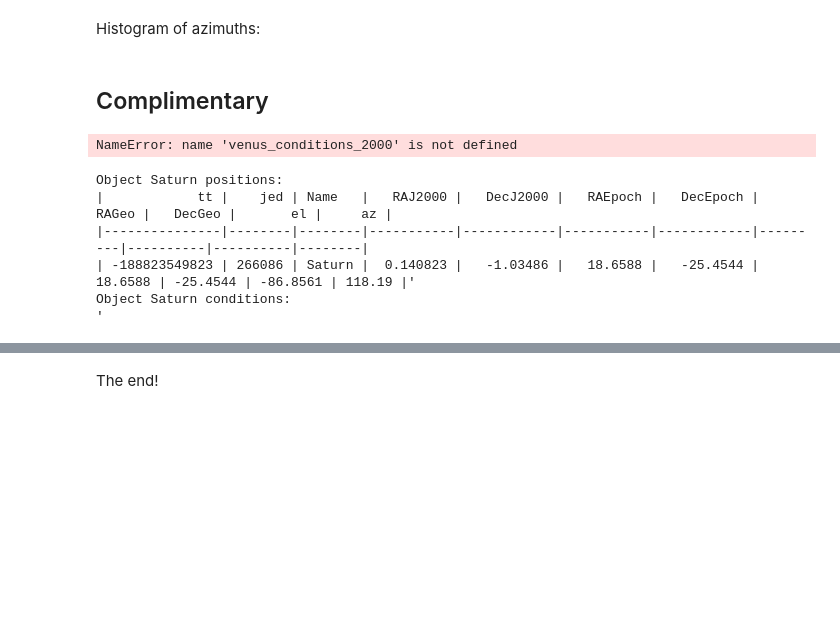
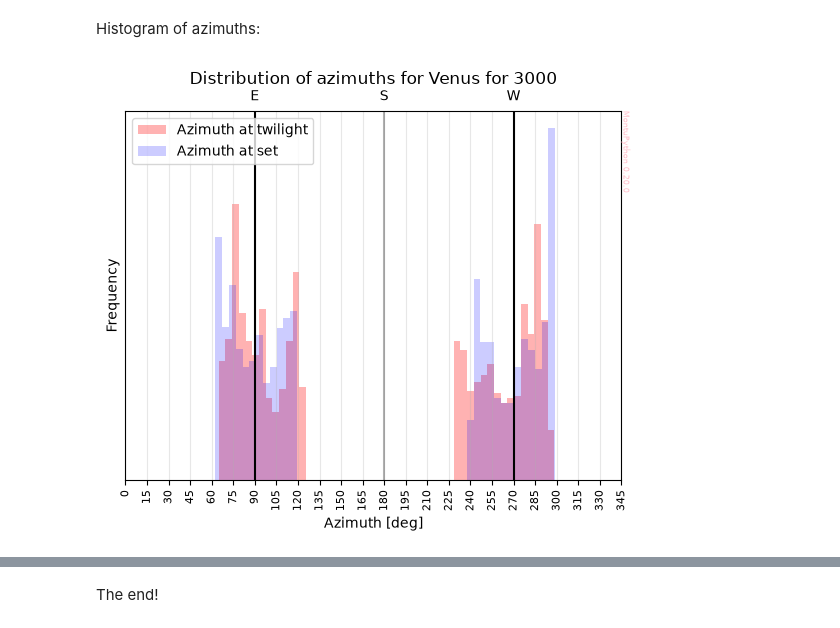
Before and after one commit to seap-udea/MontuPython, a Jupyter notebook: docs/examples/MontuPython-VenusAzimuths.ipynb, the cells around one changed output, grey strips where cells are left out. Cells and saved outputs as stored; diff of their text form; code cells hidden in the pictures; blank space fills up the shorter version.

```diff
--- a/docs/examples/MontuPython-VenusAzimuths.ipynb
+++ b/docs/examples/MontuPython-VenusAzimuths.ipynb
@@ -248,30 +253,33 @@ hs,xs,bs = ax.hist(
     )
 
 hs,xs,bs = ax.hist(
     venus_conditions.az_horizon,
     bins=50,density=True,
     color='b',alpha=0.2,
     label = 'Azimuth at set'
     )
 
 hmax = hs.max()
 # vertical bars
 ax.axvline(90,color='k')
 ax.text(90,1.08*hmax,'E',ha='center')
 ax.axvline(180,color='k',alpha=0.3)
 ax.text(180,1.08*hmax,'S',ha='center')
 ax.axvline(270,color='k')
 ax.text(270,1.08*hmax,'W',ha='center')
 
 ax.set_xticks(np.arange(0,360,15))
 ax.tick_params(axis='x',which='major',labelsize=8,rotation=90)
 ax.set_yticks([])
 
 ax.legend()
 ax.grid(alpha=0.3)
 ax.set_xlabel('Azimuth [deg]')
 ax.set_ylabel('Frequency')
 ax.set_title(f'Distribution of azimuths for Venus for {suffix}',x=0.5,y=1.05)
 
 montu.Util.montu_mark(ax);
 fig.savefig(f'montmp/venus-appearances-distribution-year_{suffix}_bce.png')
+fig
+# %% [output]
+[figure, added]
@@ -350,14 +285,0 @@ suffix = f'{abs(mtime_initial.readable.year)}' mars_conditions.to_csv(f'montmp m
-# %% [markdown]
-## Complimentary
-# %%
-suffix=2000
-exec(f"venus_conditions = venus_conditions_{suffix}")
-cond = (venus_conditions.az_twilight>270) & (venus_conditions.az_twilight<360)
-print(f"Azimutes en -{suffix}, crepúsculo, puesta: {max(venus_conditions[cond].az_twilight)},{max(venus_conditions[cond].az_horizon)}")
-
-suffix=3000
-exec(f"venus_conditions = venus_conditions_{suffix}")
-cond = (venus_conditions.az_twilight>270) & (venus_conditions.az_twilight<360)
-print(f"Azimutes en -{suffix}, crepúsculo, puesta: {max(venus_conditions[cond].az_twilight)},{max(venus_conditions[cond].az_horizon)}")
-# %% [output]
-NameError: name 'venus_conditions_2000' is not defined
@@ -369,9 +285,0 @@ saturn.where_in_sky(at=mtime,observer=tebas)
-# %%
-saturn
-# %% [output]
-Object Saturn positions:
-|            tt |    jed | Name   |   RAJ2000 |   DecJ2000 |   RAEpoch |   DecEpoch |   RAGeo |   DecGeo |       el |     az |
-|---------------|--------|--------|-----------|------------|-----------|------------|---------|----------|----------|--------|
-| -188823549823 | 266086 | Saturn |  0.140823 |   -1.03486 |   18.6588 |   -25.4544 | 18.6588 | -25.4544 | -86.8561 | 118.19 |'
-Object Saturn conditions:
-'
```
Also changed, not shown: parts of 10 cells of this notebook, 7 other files.
